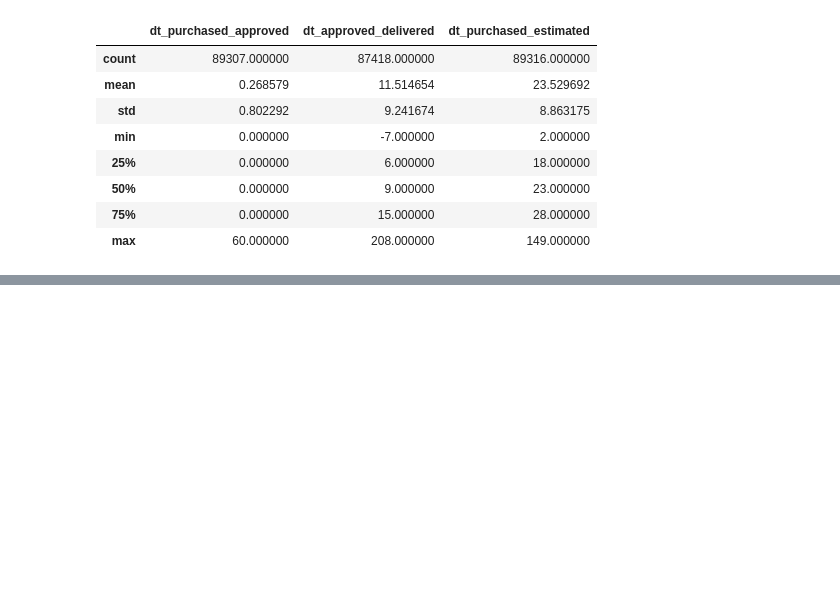
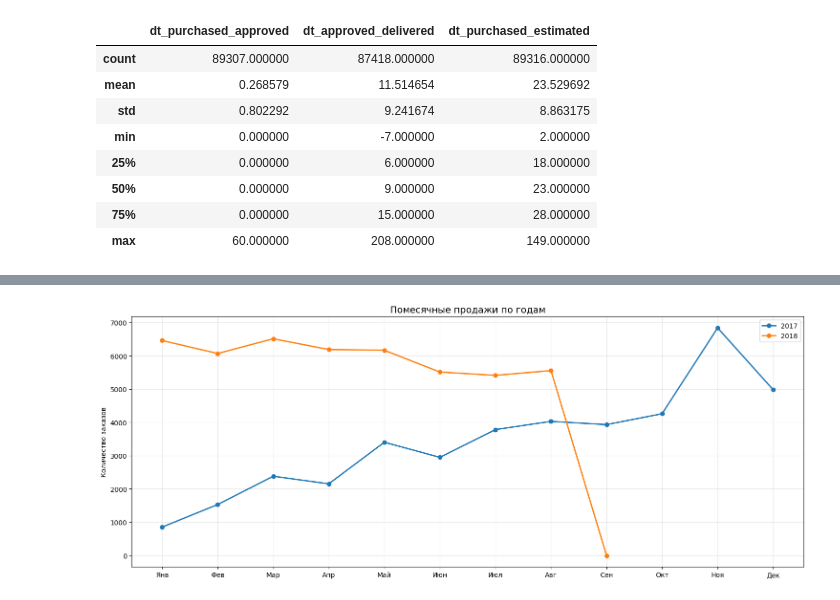
Before and after one commit to mkudim/Exploratory_data_analysis_EDA, a Jupyter notebook: Ecom_orders_supply/EDA/EDA_orders.ipynb, the cells around one changed output, grey strips where cells are left out. Saved outputs shown, nothing was run; the diff lists cells and outputs as text; code cells hidden in the pictures; blank space fills up the shorter version.

Commit message:
Update EDA_orders and .gitignore

```diff
--- a/Ecom_orders_supply/EDA/EDA_orders.ipynb
+++ b/Ecom_orders_supply/EDA/EDA_orders.ipynb
@@ -337,0 +608,22 @@ df_o[['dt_purchased_approved', 'dt_approved_delivered',
+# %%
+monthly_by_year = df_o_clean.groupby(['year', 'month']).size().reset_index(name='order_id')
+monthly_by_year = monthly_by_year[monthly_by_year['year'].isin([2017, 2018])]
+
+years = sorted(monthly_by_year['year'].unique())
+
+plt.figure(figsize=(15, 6))
+
+for year in years:
+    data = monthly_by_year[monthly_by_year['year'] == year]
+    plt.plot(data['month'], data['order_id'], 'o-', linewidth=2, markersize=6, label=f'{year}')
+
+plt.title('Помесячные продажи по годам', fontsize=14)
+plt.ylabel('Количество заказов')
+plt.xticks(range(1, 13), ['Янв', 'Фев', 'Мар', 'Апр', 'Май', 'Июн',
+                          'Июл', 'Авг', 'Сен', 'Окт', 'Ноя', 'Дек'])
+plt.legend()
+plt.grid(True, alpha=0.3)
+plt.tight_layout()
+plt.show()
+# %% [output]
+[figure, added]
```
Also changed, not shown: parts of 27 cells of this notebook, 1 other file.
